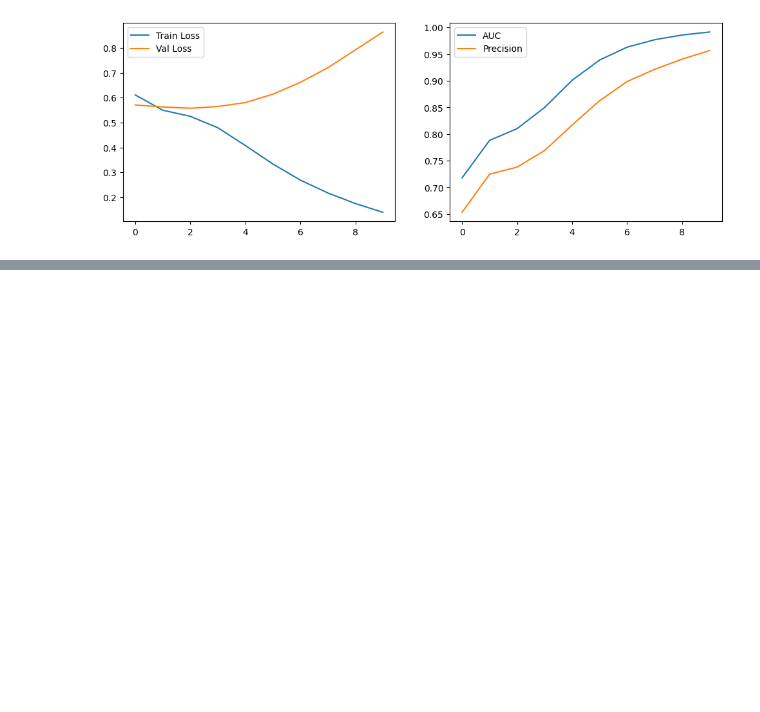
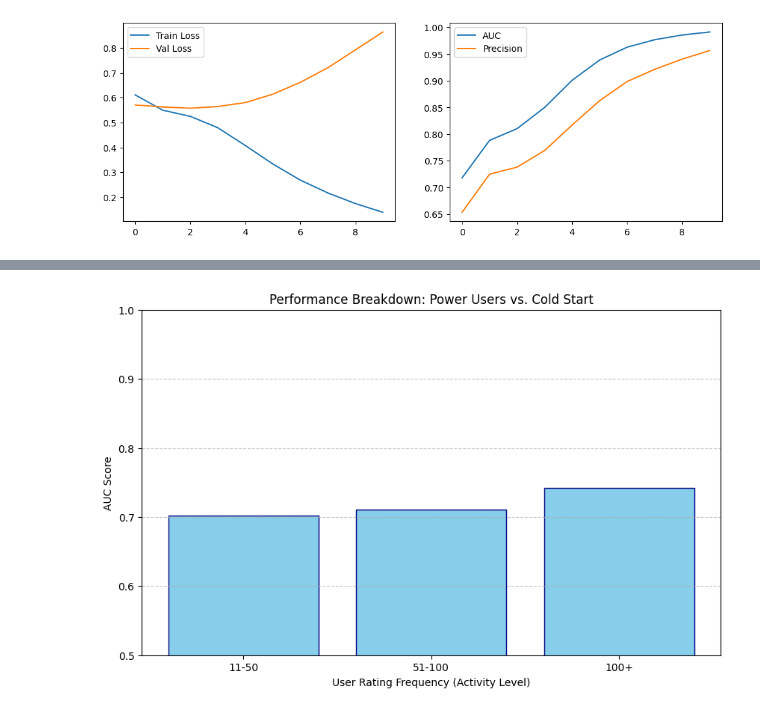
Before and after one commit to P202U/Movie_recommend, a Jupyter notebook: Neural_Collaborative_Filtering_with_TF.ipynb, the cells around one changed output, grey strips where cells are left out. Cells and saved outputs as stored; diff of their text form; code cells hidden in the pictures; blank space fills up the shorter version.

```diff
--- a/Neural_Collaborative_Filtering_with_TF.ipynb
+++ b/Neural_Collaborative_Filtering_with_TF.ipynb
@@ -248,0 +371,54 @@ model.save_weights('ncf_model.weights.h5')
+# %%
+user_rating_counts = ratings_df.groupby('user_id')['item_id'].agg(count='count').reset_index()
+user_rating_counts['group'] = pd.cut(user_rating_counts['count'],
+                                   bins=[0, 10, 50, 100, float('inf')],
+                                   labels=['1-10', '11-50', '51-100', '100+'])
+
+user_groups = {group: user_rating_counts[user_rating_counts['group'] == group]['user_id'].values
+               for group in user_rating_counts['group'].unique()}
+
+def evaluate_by_user_group_tf(model, test_df, user_groups):
+    results = {}
+
+    for group_name, user_ids in user_groups.items():
+        group_ratings = test_df[test_df['user_id'].isin(user_ids)]
+
+        if group_ratings.empty:
+            continue
+
+        inputs = {
+            'user_id': group_ratings['user_id'].values,
+            'item_id': group_ratings['item_id'].values
+        }
+        true_labels = group_ratings['label'].values
+
+        predictions = model.predict(inputs, verbose=0).flatten()
+
+        from sklearn.metrics import roc_auc_score
+        try:
+            if len(np.unique(true_labels)) > 1:
+                auc = roc_auc_score(true_labels, predictions)
+                results[group_name] = auc
+            else:
+                results[group_name] = None
+        except:
+            results[group_name] = None
+
+    return results
+
+group_performance = evaluate_by_user_group_tf(model, test_df, user_groups)
+
+order = ['1-10', '11-50', '51-100', '100+']
+groups = [g for g in order if g in group_performance and group_performance[g] is not None]
+aucs = [group_performance[g] for g in groups]
+
+plt.figure(figsize=(10, 6))
+plt.bar(groups, aucs, color='skyblue', edgecolor='navy')
+plt.xlabel('User Rating Frequency (Activity Level)')
+plt.ylabel('AUC Score')
+plt.title('Performance Breakdown: Power Users vs. Cold Start')
+plt.ylim(0.5, 1.0)
+plt.grid(axis='y', linestyle='--', alpha=0.7)
+plt.show()
+# %% [output]
+[figure, added]
```
Also changed, not shown: parts of 9 cells of this notebook.
